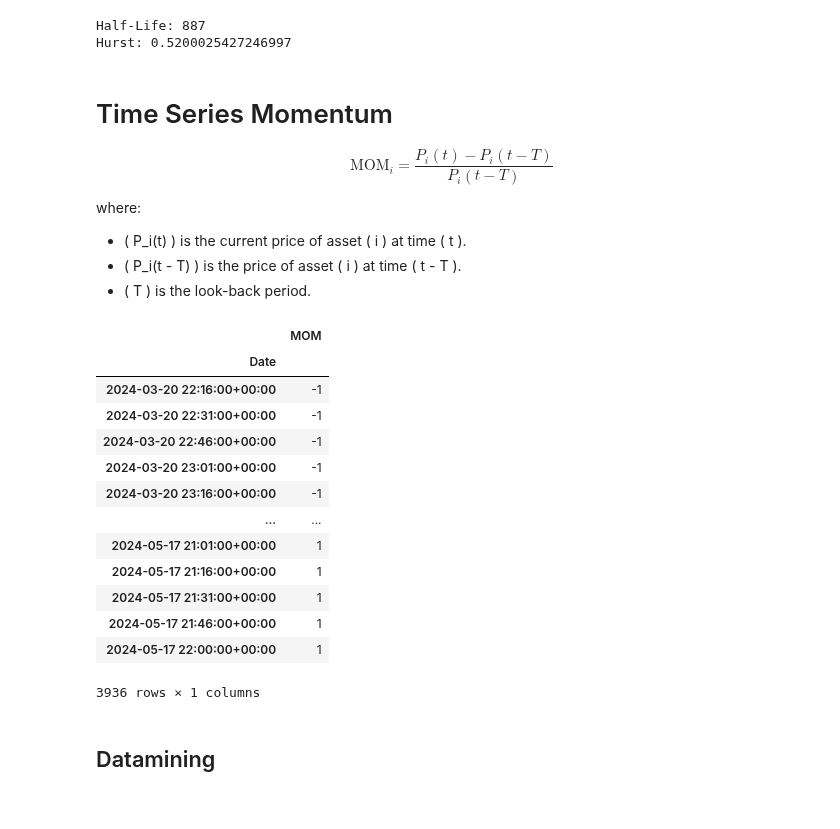
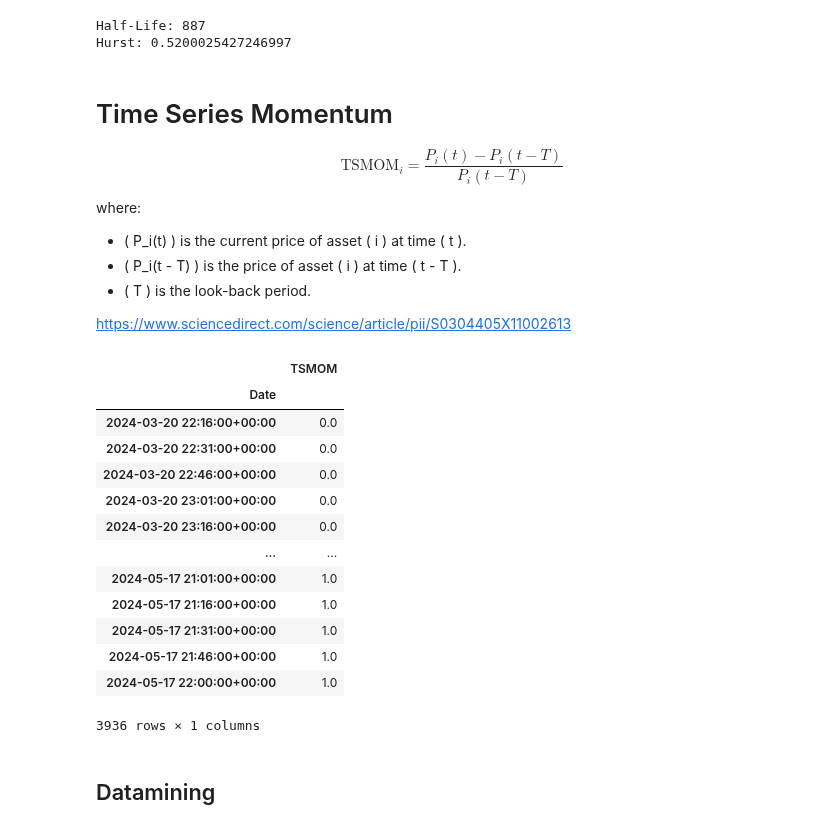
Before and after one commit to adamd1985/intra_day_futures_arb, a Jupyter notebook: ta_momentum.ipynb, the cells around one changed output. Saved outputs shown, nothing was run; the diff lists cells and outputs as text; code cells hidden in the pictures.

```diff
--- a/ta_momentum.ipynb
+++ b/ta_momentum.ipynb
@@ -145,7 +145,7 @@ Hurst: 0.5200025427246997
 # Time Series Momentum
 
 $$
-\text{MOM}_i = \frac{P_i(t) - P_i(t - T)}{P_i(t - T)}
+\text{TSMOM}_i = \frac{P_i(t) - P_i(t - T)}{P_i(t - T)}
 $$
 
 where:
@@ -153,31 +153,41 @@ where:
 - \( P_i(t) \) is the current price of asset \( i \) at time \( t \).
 - \( P_i(t - T) \) is the price of asset \( i \) at time \( t - T \).
 - \( T \) is the look-back period.
+
+https://www.sciencedirect.com/science/article/pii/S0304405X11002613
-# %%
-def get_tsmom_signals(prices, look_back_period=HALF_LIFE):
-    momentum = prices / prices.shift(look_back_period) - 1
-    signals = np.where(momentum > 0, 1, -1)
-    signals_df = pd.DataFrame(signals, index=prices.index, columns=["MOM"])
-
-    return signals_df
-
-tsmom_signals = get_tsmom_signals(target_fut_df[f"{TARGET_FUT}_Close"])
-tsmom_signals
-# %% [output]
-|  | MOM |
-| Date |  |
-| 2024-03-20 22:16:00+00:00 | -1 |
-| 2024-03-20 22:31:00+00:00 | -1 |
-| 2024-03-20 22:46:00+00:00 | -1 |
-| 2024-03-20 23:01:00+00:00 | -1 |
-| 2024-03-20 23:16:00+00:00 | -1 |
-| ... | ... |
-| 2024-05-17 21:01:00+00:00 | 1 |
-| 2024-05-17 21:16:00+00:00 | 1 |
-| 2024-05-17 21:31:00+00:00 | 1 |
-| 2024-05-17 21:46:00+00:00 | 1 |
-| 2024-05-17 22:00:00+00:00 | 1 |
-3936 rows × 1 columns
+# %%
+def get_tsmom_signals(prices, lookback, period):
+    def get_auto_covariance(returns, window):
+        mean_returns = returns.rolling(window=window).mean()
+        auto_cov = (returns - mean_returns).rolling(window=window).apply(lambda x: np.cov(x, x)[0, 1])
+        return auto_cov
+
+    returns = prices.pct_change().fillna(0.)
+    auto_cov = get_auto_covariance(returns, lookback).fillna(0.)
+
+    signals = np.sign(auto_cov)
+    signals_df = pd.DataFrame({
+        'TSMOM': signals,
+    }, index=returns.index)
+    return signals_df
+
+tsmom_signals = get_tsmom_signals(target_fut_df[f"{TARGET_FUT}_Close"], lookback=abs(HALF_LIFE), period=INTERVAL)
+tsmom_signals
+# %% [output]
+|  | TSMOM |
+| Date |  |
+| 2024-03-20 22:16:00+00:00 | 0.0 |
+| 2024-03-20 22:31:00+00:00 | 0.0 |
+| 2024-03-20 22:46:00+00:00 | 0.0 |
+| 2024-03-20 23:01:00+00:00 | 0.0 |
+| 2024-03-20 23:16:00+00:00 | 0.0 |
+| ... | ... |
+| 2024-05-17 21:01:00+00:00 | 1.0 |
+| 2024-05-17 21:16:00+00:00 | 1.0 |
+| 2024-05-17 21:31:00+00:00 | 1.0 |
+| 2024-05-17 21:46:00+00:00 | 1.0 |
+| 2024-05-17 22:00:00+00:00 | 1.0 |
+3936 rows × 1 columns
 # %% [markdown]
 ## Datamining
 # %%
```
Also changed, not shown: parts of 4 cells of this notebook, 3 other files.
